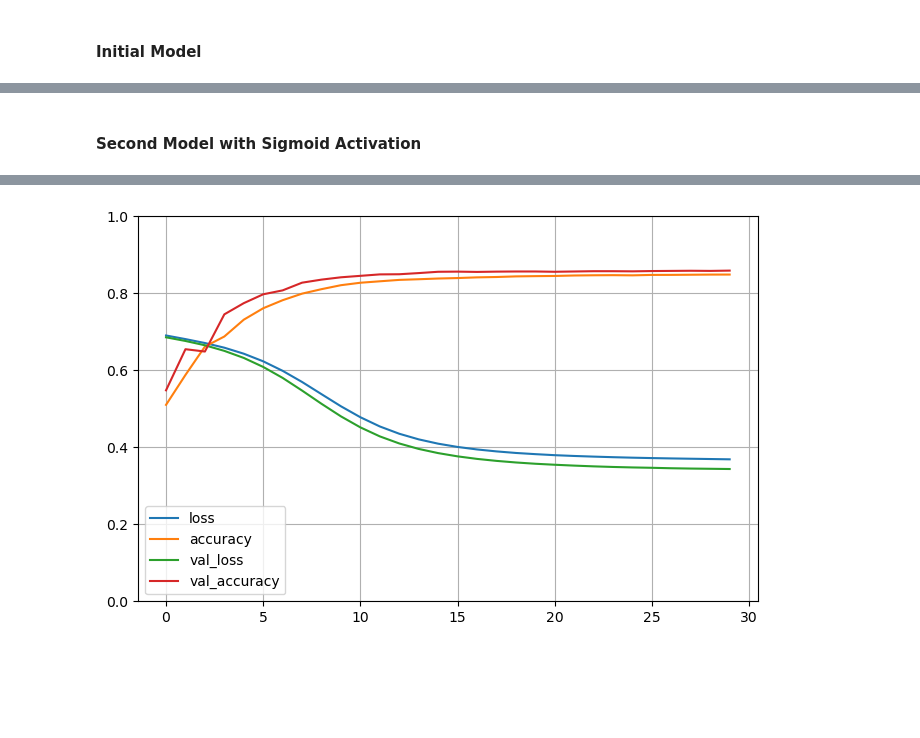
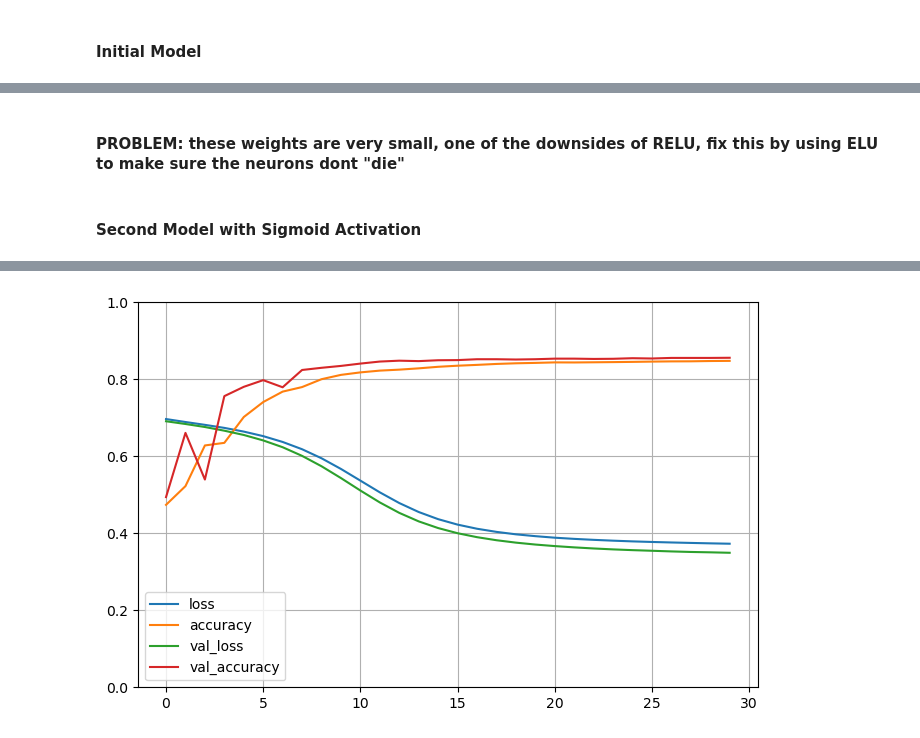
Before and after one commit to SaiNikhilChanda/DSCI225, a Jupyter notebook: Homework_6.ipynb, the cells around one changed output, grey strips where cells are left out. Cells and saved outputs as stored; diff of their text form; code cells hidden in the pictures; blank space fills up the shorter version.

```diff
--- a/Homework_6.ipynb
+++ b/Homework_6.ipynb
@@ -226,6 +251,10 @@ array([[1.  , 0.  ],
+# %% [markdown]
+#### PROBLEM: these weights are very small, one of the downsides of RELU, fix this by using ELU to make sure the neurons dont "die"
 # %% [markdown]
 #### Second Model with Sigmoid Activation
 # %%
+keras.utils.set_random_seed(42)
+
 model2 = keras.models.Sequential([
   keras.layers.Flatten(input_shape=[SMOTE_X_train.shape[1]]),
   keras.layers.Dense(10, activation="sigmoid"),
@@ -235,7 +264,7 @@ model2 = keras.models.Sequential([
 
 model2.compile(loss="sparse_categorical_crossentropy",
               optimizer="sgd",
-              metrics=["accuracy"])
+              metrics=["precision"])
 
 history2 = model2.fit(SMOTE_X_train, SMOTE_y_train, epochs=30,
                     validation_data=(SMOTE_X_test, SMOTE_y_test))
@@ -265 +294 @@ Epoch 30/30
-[figure, old version]
+[figure, new version]
```
Also changed, not shown: parts of 27 cells of this notebook.
